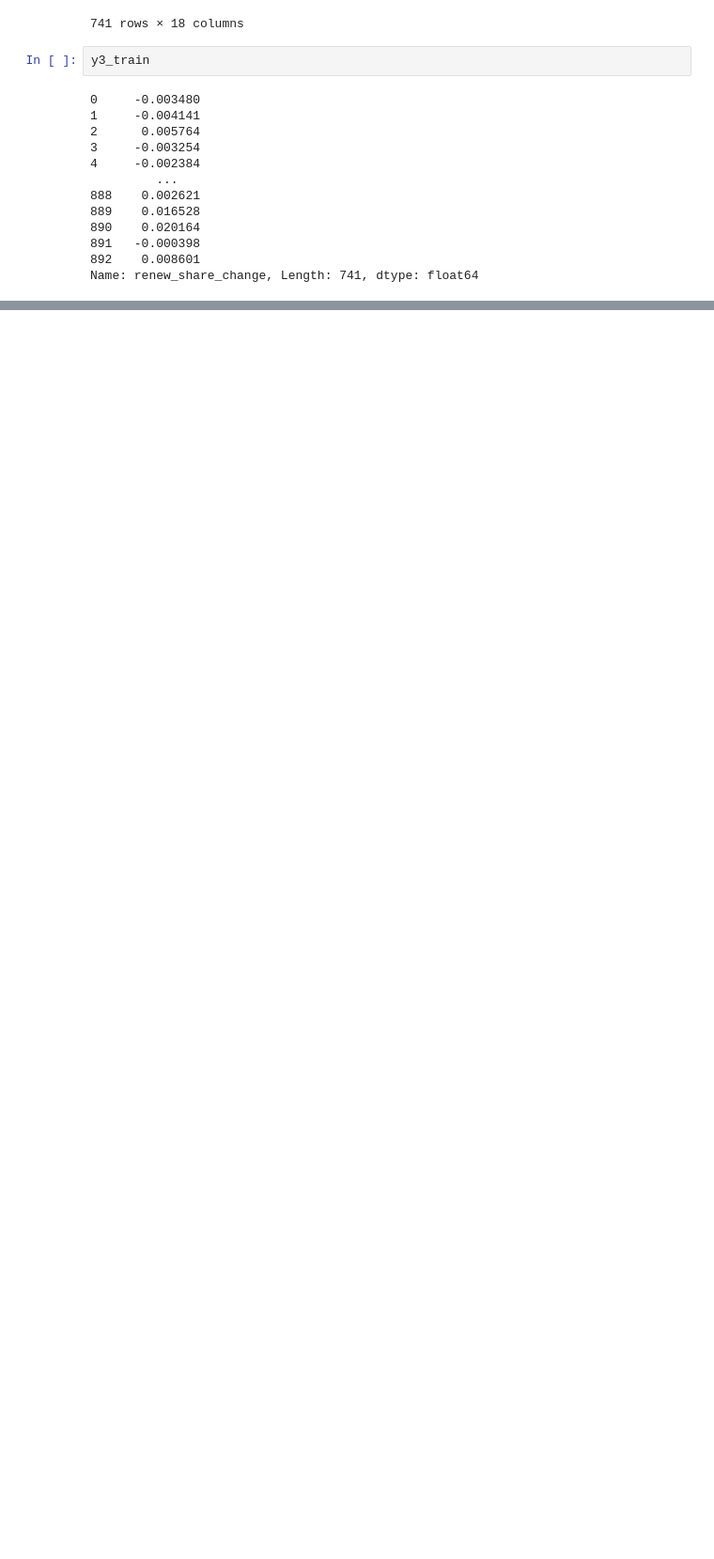
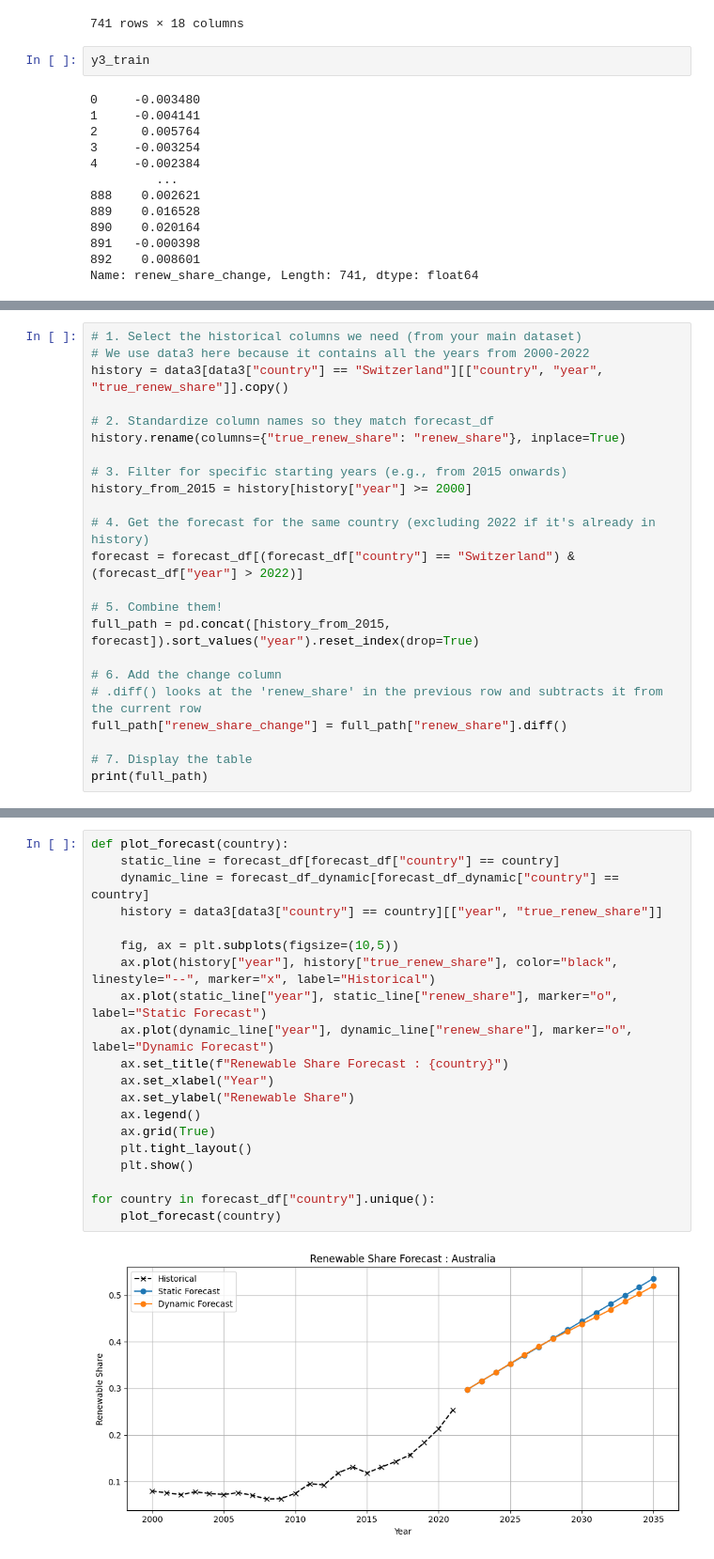
Before and after one commit to nikbeltz2/future-green-countries-ml-, a Jupyter notebook: notebooks/renewable_share_forecast.ipynb, the cells around one changed output, grey strips where cells are left out. Shown at 94% size. Saved outputs shown, nothing was run; the diff lists cells and outputs as text; blank space fills up the shorter version.

```diff
--- a/notebooks/renewable_share_forecast.ipynb
+++ b/notebooks/renewable_share_forecast.ipynb
@@ -638,0 +237,23 @@ print(full_path)
+# %%
+# 1. Select the historical columns we need (from your main dataset)
+# We use data3 here because it contains all the years from 2000-2022
+history = data3[data3["country"] == "Switzerland"][["country", "year", "true_renew_share"]].copy()
+
+# 2. Standardize column names so they match forecast_df
+history.rename(columns={"true_renew_share": "renew_share"}, inplace=True)
+
+# 3. Filter for specific starting years (e.g., from 2015 onwards)
+history_from_2015 = history[history["year"] >= 2000]
+
+# 4. Get the forecast for the same country (excluding 2022 if it's already in history)
+forecast = forecast_df[(forecast_df["country"] == "Switzerland") & (forecast_df["year"] > 2022)]
+
+# 5. Combine them!
+full_path = pd.concat([history_from_2015, forecast]).sort_values("year").reset_index(drop=True)
+
+# 6. Add the change column
+# .diff() looks at the 'renew_share' in the previous row and subtracts it from the current row
+full_path["renew_share_change"] = full_path["renew_share"].diff()
+
+# 7. Display the table
+print(full_path)
@@ -638,0 +377,22 @@ print(full_path)
+# %%
+def plot_forecast(country):
+    static_line = forecast_df[forecast_df["country"] == country]
+    dynamic_line = forecast_df_dynamic[forecast_df_dynamic["country"] == country]
+    history = data3[data3["country"] == country][["year", "true_renew_share"]]
+
+    fig, ax = plt.subplots(figsize=(10,5))
+    ax.plot(history["year"], history["true_renew_share"], color="black", linestyle="--", marker="x", label="Historical")
+    ax.plot(static_line["year"], static_line["renew_share"], marker="o", label="Static Forecast")
+    ax.plot(dynamic_line["year"], dynamic_line["renew_share"], marker="o", label="Dynamic Forecast")
+    ax.set_title(f"Renewable Share Forecast : {country}")
+    ax.set_xlabel("Year")
+    ax.set_ylabel("Renewable Share")
+    ax.legend()
+    ax.grid(True)
+    plt.tight_layout()
+    plt.show()
+
+for country in forecast_df["country"].unique():
+    plot_forecast(country)
+# %% [output]
+[figure, added]
```
Also changed, not shown: parts of 60 cells of this notebook.
